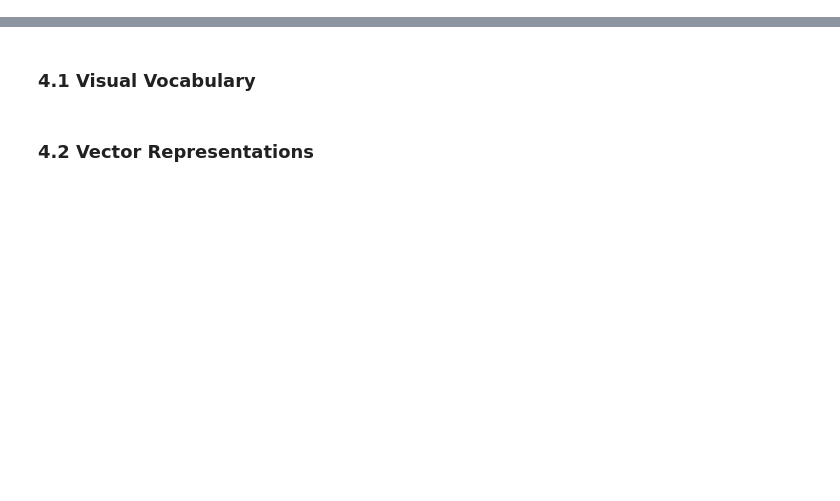
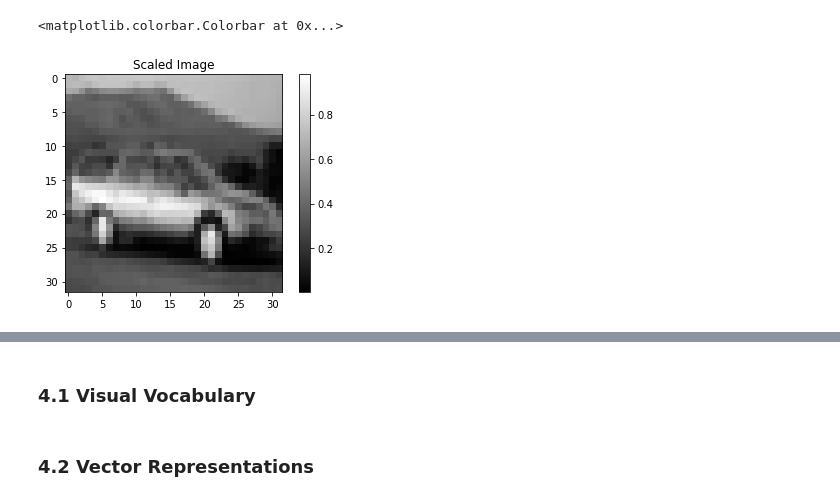
Before and after one commit to zealotry1developer/CBIR, a Jupyter notebook: notebooks/Bag of Visual Words.ipynb, the cells around one changed output, grey strips where cells are left out. Drawn from its saved outputs; the diff is of its cells as text; code cells hidden in the pictures; blank space fills up the shorter version.

```diff
--- a/notebooks/Bag of Visual Words.ipynb
+++ b/notebooks/Bag of Visual Words.ipynb
@@ -69,0 +102,17 @@ plt.title('Grayscale Image')
+# %%
+def scale(data):
+    """ Scale image pixels from [0, 255] range to [0, 1] range.
+
+    Args:
+        data:
+            images, as numpy array.
+
+    Returns:
+        scaled images, as numpy array.
+    """
+    data = data / 255.0
+
+    return data
+# %%
+X_train_scaled = scale(X_train_grayscale)
+X_test_scaled = scale(X_test_grayscale)
@@ -69,0 +130,8 @@ plt.title('Grayscale Image')
+# %%
+plt.imshow(X_train_scaled[4], cmap='gray')
+
+plt.title('Scaled Image')
+plt.colorbar()
+# %% [output]
+<matplotlib.colorbar.Colorbar at 0x...>
+[figure, added]
```
Also changed, not shown: parts of 40 cells of this notebook.
